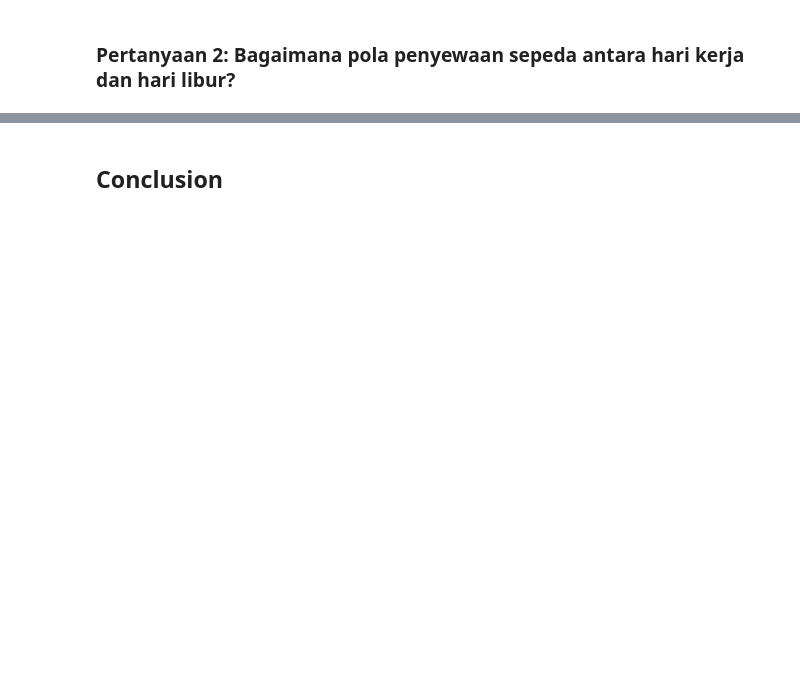
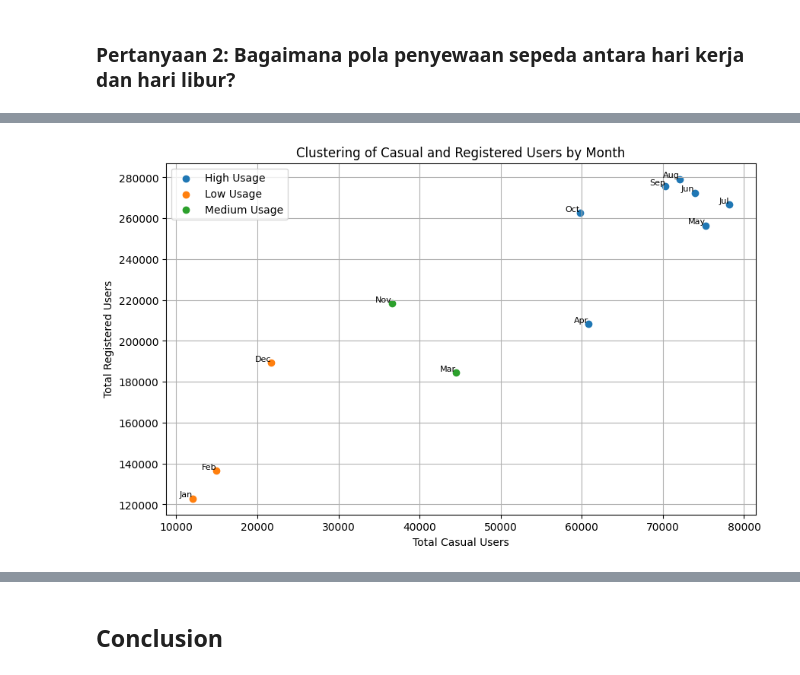
Before and after one commit to wahyupelitajaya/Dicoding-Submission-Analysis-Data, a Jupyter notebook: notebook.ipynb, the cells around one changed output, grey strips where cells are left out. Cells and saved outputs as stored; diff of their text form; code cells hidden in the pictures; blank space fills up the shorter version.

```diff
--- a/notebook.ipynb
+++ b/notebook.ipynb
@@ -599,0 +696,52 @@ Penggunaan sepeda mengikuti pola jam sibuk komuter, dengan puncak aktivitas di p
+# %%
+def casual_and_registered(df, low_threshold=(30000, 200000), medium_threshold=(50000, 300000)):
+    required_columns = {'month', 'casual', 'registered'}
+
+# Grouping data bedasarkan bulan dan menggabungkan kolom casual dan registered (hanya tampilkan sum)
+    monthly_data = df.groupby('month').agg({'casual': 'sum', 'registered': 'sum'})
+
+    clusters = {}
+    low_casual, low_registered = low_threshold
+    med_casual, med_registered = medium_threshold
+
+# klasifikasikan bulan menjadi 3 cluster berbeda berdasarkan jumlah casual dan jumlah registered
+    for month, row in monthly_data.iterrows():
+        casual = row['casual']
+        registered = row['registered']
+
+        if casual < low_casual and registered < low_registered:
+            cluster_name = 'Low Usage'
+        elif casual < med_casual and registered < med_registered:
+            cluster_name = 'Medium Usage'
+        else:
+            cluster_name = 'High Usage'
+
+        if cluster_name not in clusters:
+            clusters[cluster_name] = []
+        clusters[cluster_name].append((casual, registered, month))
+
+    plt.figure(figsize=(10, 6))
+
+    num_clusters = len(clusters)
+
+    for i, (cluster_name, dots) in enumerate(clusters.items()):
+        x_values = [point[0] for point in dots]
+        y_values = [point[1] for point in dots]
+        month_labels = [point[2] for point in dots]
+
+        plt.scatter(x_values, y_values, label=cluster_name)
+
+      # memberi titik data label masing-masing
+        for j, month in enumerate(month_labels):
+            plt.text(x_values[j], y_values[j], month, fontsize=8, ha='right', va='bottom')
+
+    plt.xlabel('Total Casual Users')
+    plt.ylabel('Total Registered Users')
+    plt.title('Clustering of Casual and Registered Users by Month')
+    plt.legend()
+    plt.grid(True)
+    plt.show()
+
+casual_and_registered(hour_df, low_threshold=(30000, 200000), medium_threshold=(50000, 300000))
+# %% [output]
+[figure, added]
```
Also changed, not shown: parts of 15 cells of this notebook.
